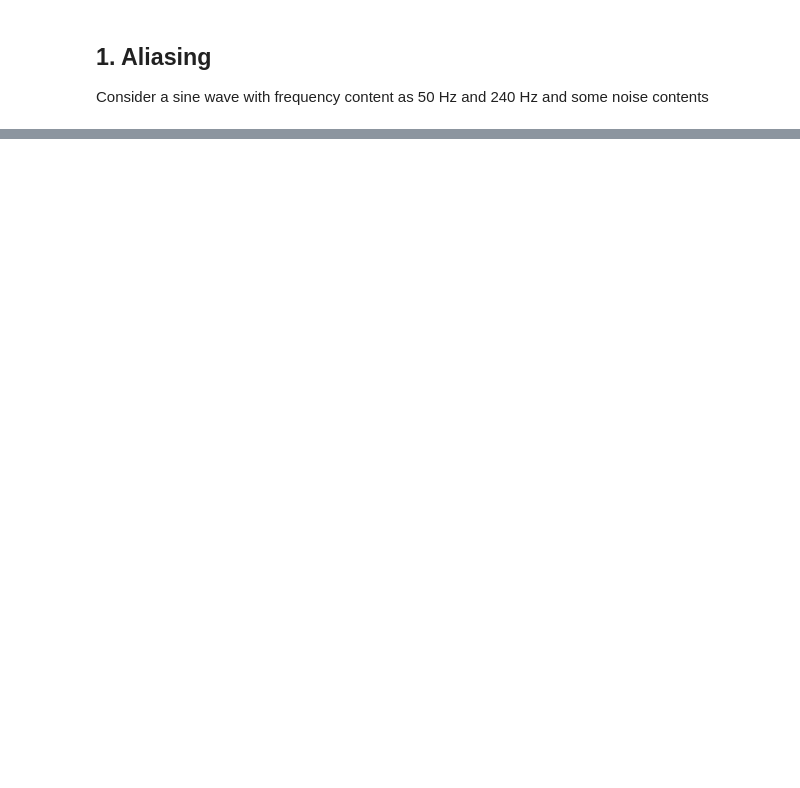
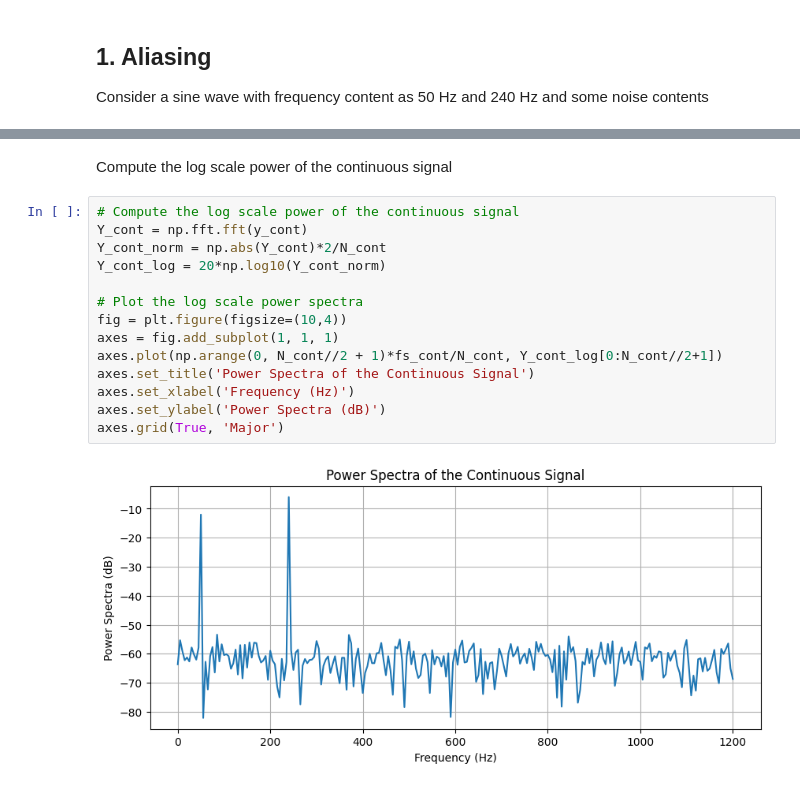
Before and after one commit to himanshudutta11/RFSoC_notebooks, a Jupyter notebook: notebook_B/adc_dac.ipynb, the cells around one changed output, grey strips where cells are left out. Cells and saved outputs as stored; diff of their text form; blank space fills up the shorter version.

```diff
--- a/notebook_B/adc_dac.ipynb
+++ b/notebook_B/adc_dac.ipynb
@@ -37,3 +37,21 @@ hf.plot_timeseries("continuous signal",
                    ['continuous'])
 # %% [output]
 [figure]
+# %% [markdown]
+Compute the log scale power of the continuous signal
+# %%
+# Compute the log scale power of the continuous signal
+Y_cont = np.fft.fft(y_cont)
+Y_cont_norm = np.abs(Y_cont)*2/N_cont
+Y_cont_log = 20*np.log10(Y_cont_norm)
+
+# Plot the log scale power spectra
+fig = plt.figure(figsize=(10,4))
+axes = fig.add_subplot(1, 1, 1)
+axes.plot(np.arange(0, N_cont//2 + 1)*fs_cont/N_cont, Y_cont_log[0:N_cont//2+1])
+axes.set_title('Power Spectra of the Continuous Signal')
+axes.set_xlabel('Frequency (Hz)')
+axes.set_ylabel('Power Spectra (dB)')
+axes.grid(True, 'Major')
+# %% [output]
+[figure, added]
```
Also changed, not shown: parts of 10 cells of this notebook, 1 other file.
